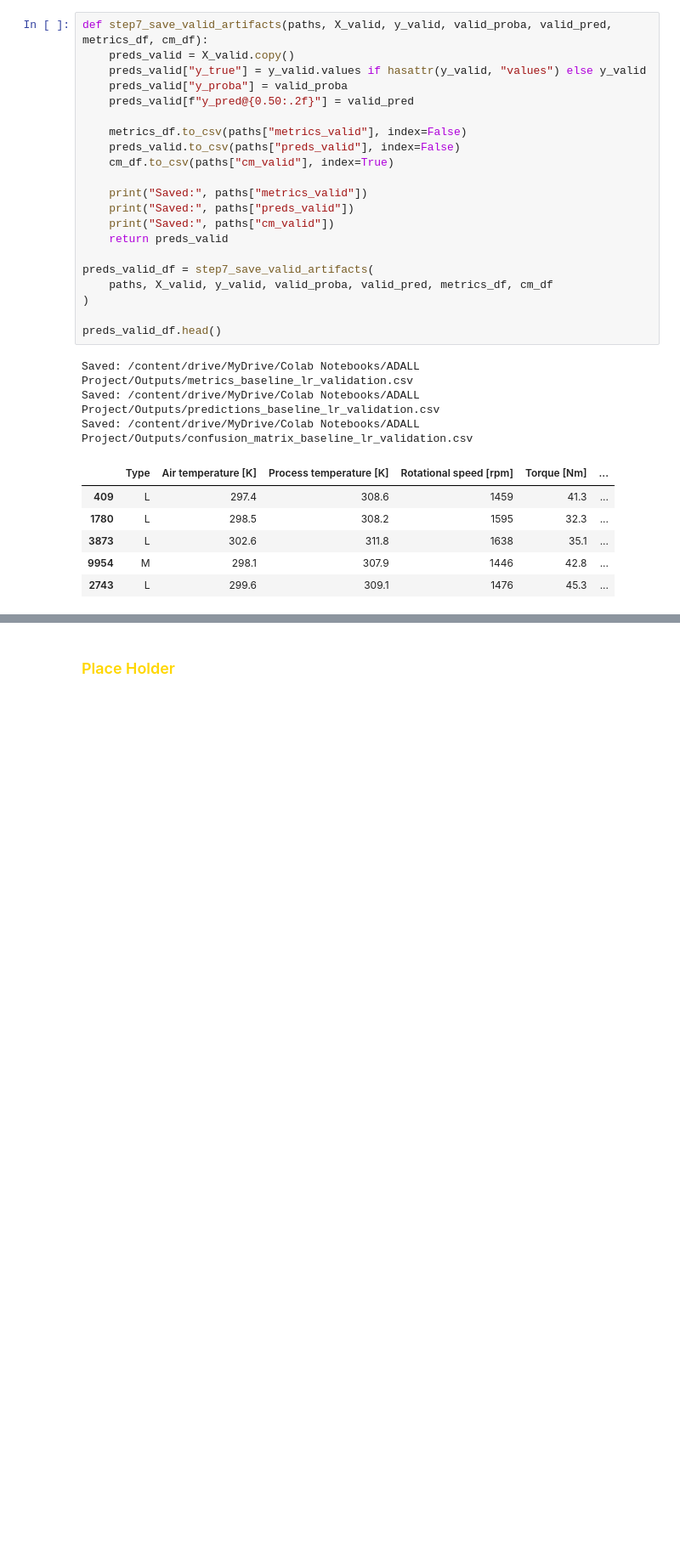
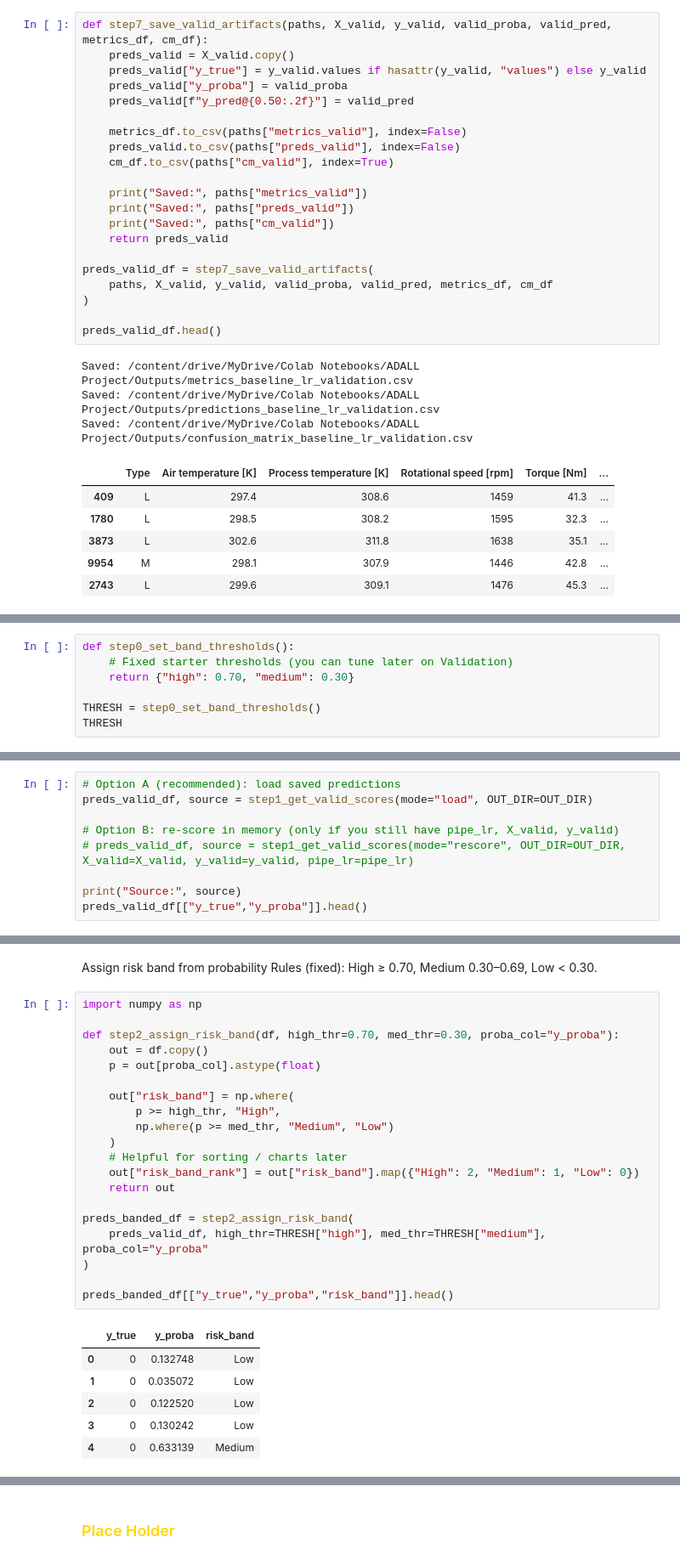
Before and after one commit to RoyTng/ADALL-Project, a Jupyter notebook: My_ADALL_Project.ipynb, the cells around one changed output, grey strips where cells are left out. Shown at 85% size. Cells and saved outputs as stored; diff of their text form; blank space fills up the shorter version.

```diff
--- a/My_ADALL_Project.ipynb
+++ b/My_ADALL_Project.ipynb
@@ -959,0 +973,7 @@ Saved: /content/drive/MyDrive/Colab Notebooks/ADALL Project/Outputs/confusion_ma
+# %%
+def step0_set_band_thresholds():
+    # Fixed starter thresholds (you can tune later on Validation)
+    return {"high": 0.70, "medium": 0.30}
+
+THRESH = step0_set_band_thresholds()
+THRESH
@@ -959,0 +1022,9 @@ Saved: /content/drive/MyDrive/Colab Notebooks/ADALL Project/Outputs/confusion_ma
+# %%
+# Option A (recommended): load saved predictions
+preds_valid_df, source = step1_get_valid_scores(mode="load", OUT_DIR=OUT_DIR)
+
+# Option B: re-score in memory (only if you still have pipe_lr, X_valid, y_valid)
+# preds_valid_df, source = step1_get_valid_scores(mode="rescore", OUT_DIR=OUT_DIR, X_valid=X_valid, y_valid=y_valid, pipe_lr=pipe_lr)
+
+print("Source:", source)
+preds_valid_df[["y_true","y_proba"]].head()
@@ -959,0 +1039,30 @@ Saved: /content/drive/MyDrive/Colab Notebooks/ADALL Project/Outputs/confusion_ma
+# %% [markdown]
+Assign risk band from probability
+Rules (fixed): High ≥ 0.70, Medium 0.30–0.69, Low < 0.30.
+# %%
+import numpy as np
+
+def step2_assign_risk_band(df, high_thr=0.70, med_thr=0.30, proba_col="y_proba"):
+    out = df.copy()
+    p = out[proba_col].astype(float)
+
+    out["risk_band"] = np.where(
+        p >= high_thr, "High",
+        np.where(p >= med_thr, "Medium", "Low")
+    )
+    # Helpful for sorting / charts later
+    out["risk_band_rank"] = out["risk_band"].map({"High": 2, "Medium": 1, "Low": 0})
+    return out
+
+preds_banded_df = step2_assign_risk_band(
+    preds_valid_df, high_thr=THRESH["high"], med_thr=THRESH["medium"], proba_col="y_proba"
+)
+
+preds_banded_df[["y_true","y_proba","risk_band"]].head()
+# %% [output]
+|  | y_true | y_proba | risk_band |
+| 0 | 0 | 0.132748 | Low |
+| 1 | 0 | 0.035072 | Low |
+| 2 | 0 | 0.122520 | Low |
+| 3 | 0 | 0.130242 | Low |
+| 4 | 0 | 0.633139 | Medium |
```
Also changed, not shown: parts of 31 cells of this notebook.
